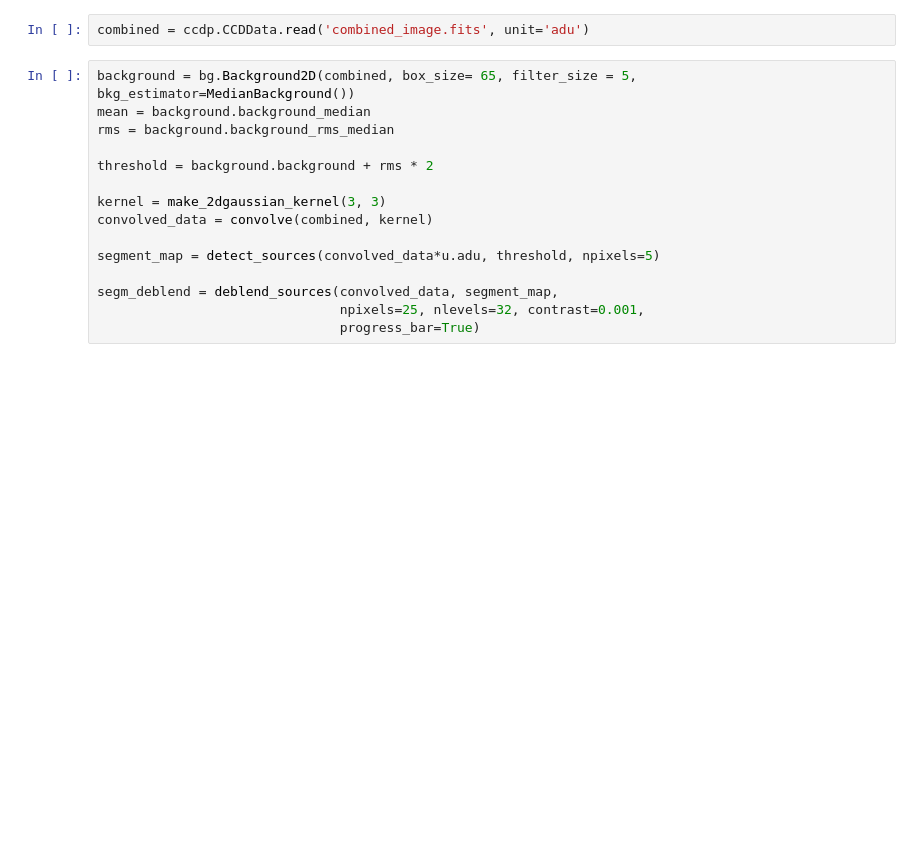
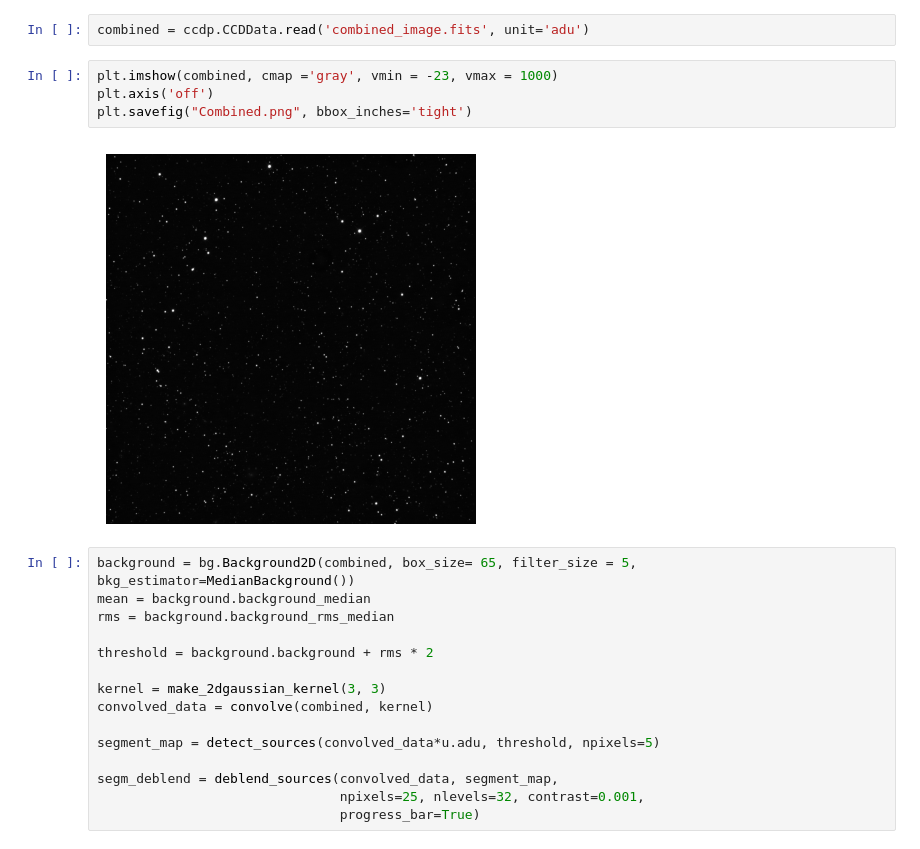
Before and after one commit to JackDavidMaher/THE-BOYZ-ARE-BACK, a Jupyter notebook: Astro_Labbook_2025.ipynb, the cells around one changed output. Cells and saved outputs as stored; diff of their text form; blank space fills up the shorter version.

```diff
--- a/Astro_Labbook_2025.ipynb
+++ b/Astro_Labbook_2025.ipynb
@@ -1035,6 +1072,12 @@ fits.writeto('combined_image.fits', combined, header=wcs. to_header(), overwrite
 WARNING: Some non-standard WCS keywords were excluded: A_ORDER, A_0_2, A_1_1, A_2_0, B_ORDER, B_0_2, B_1_1, B_2_0, AP_ORDER, AP_0_0, AP_0_1, AP_0_2, AP_1_0, AP_1_1, AP_2_0, BP_ORDER, BP_0_0, BP_0_1, B ...
 # %%
 combined = ccdp.CCDData.read('combined_image.fits', unit='adu')
+# %%
+plt.imshow(combined, cmap ='gray', vmin = -23, vmax = 1000)
+plt.axis('off')
+plt.savefig("Combined.png", bbox_inches='tight')
+# %% [output]
+[figure, added]
 # %%
 background = bg.Background2D(combined, box_size= 65, filter_size = 5, bkg_estimator=MedianBackground())
 mean = background.background_median
```
Also changed, not shown: parts of 4 cells of this notebook.
